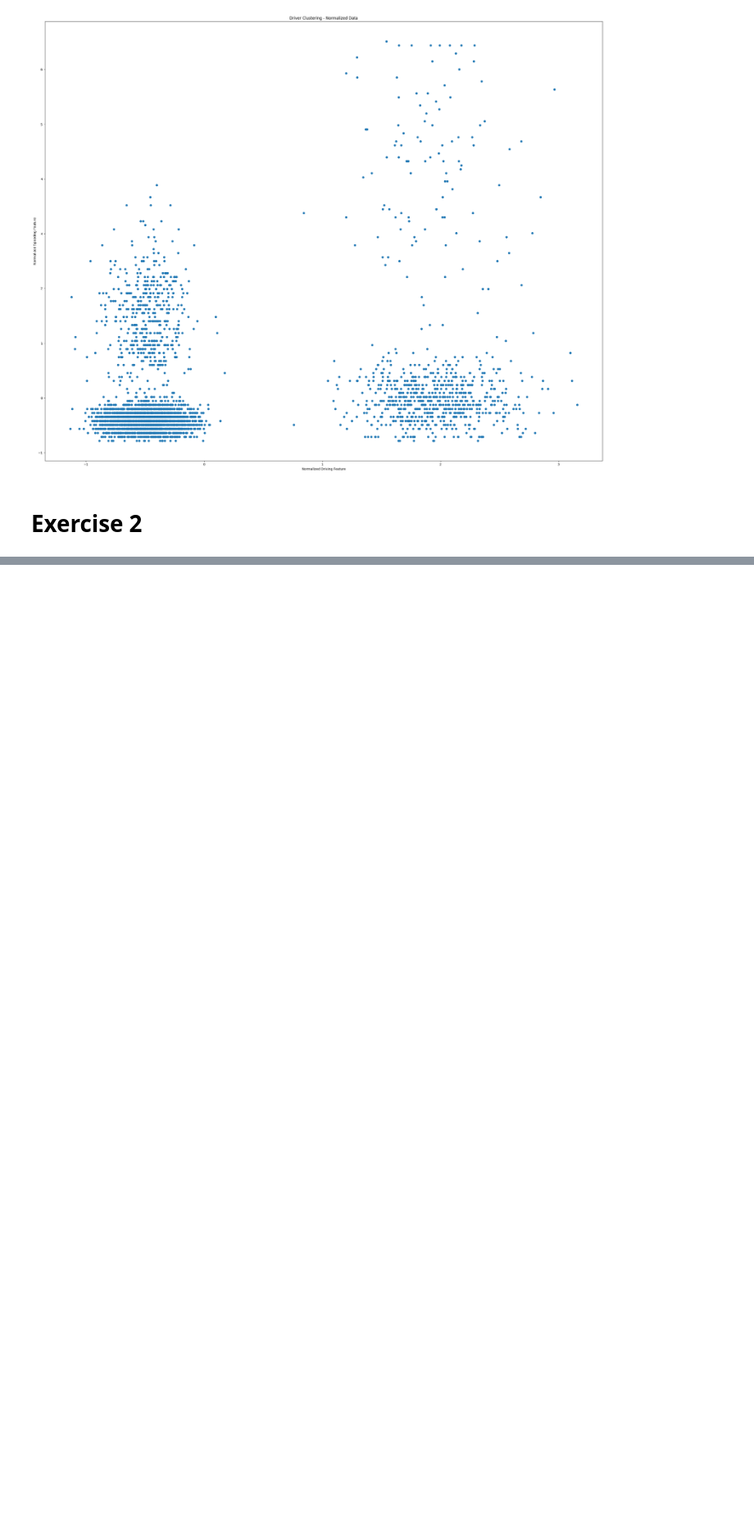
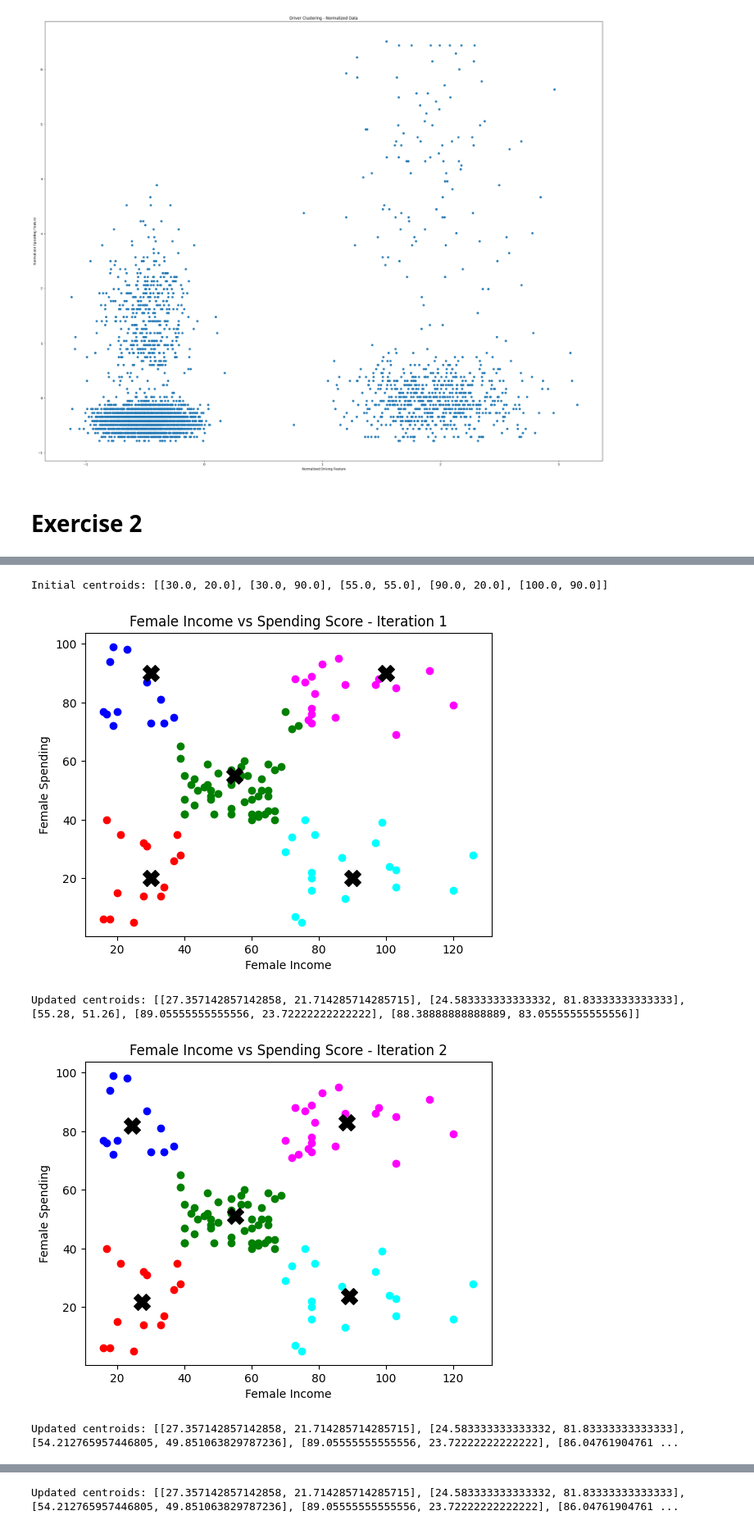
Before and after one commit to Quilhar/DataAnalytics, a Jupyter notebook: Stats/clustering.ipynb, the cells around one changed output, grey strips where cells are left out. Shown at 82% size. Saved outputs shown, nothing was run; the diff lists cells and outputs as text; code cells hidden in the pictures; blank space fills up the shorter version.

```diff
--- a/Stats/clustering.ipynb
+++ b/Stats/clustering.ipynb
@@ -144,0 +224,12 @@ print(reg_cluster_stats)
+# %%
+female_clusters_income__spending = k_means_clustering_algorithm(female_income, female_spending, "Female Income", "Female Spending", "Female Income vs Spending Score")
+
+for cluster_num in female_clusters_income__spending:
+    stats = cluster_stats(female_clusters_income__spending[cluster_num], cluster_num, female_income, female_spending)
+    print(stats)
+# %% [output]
+Initial centroids: [[30.0, 20.0], [30.0, 90.0], [55.0, 55.0], [90.0, 20.0], [100.0, 90.0]]
+[figure, added]
+Updated centroids: [[27.357142857142858, 21.714285714285715], [24.583333333333332, 81.83333333333333], [55.28, 51.26], [89.05555555555556, 23.72222222222222], [88.38888888888889, 83.05555555555556]]
+[figure, added]
+Updated centroids: [[27.357142857142858, 21.714285714285715], [24.583333333333332, 81.83333333333333], [54.212765957446805, 49.851063829787236], [89.05555555555556, 23.72222222222222], [86.04761904761 ...
@@ -144,0 +237 @@ print(reg_cluster_stats)
+Updated centroids: [[27.357142857142858, 21.714285714285715], [24.583333333333332, 81.83333333333333], [54.212765957446805, 49.851063829787236], [89.05555555555556, 23.72222222222222], [86.04761904761 ...
```
Also changed, not shown: parts of 14 cells of this notebook, 4 other files.
